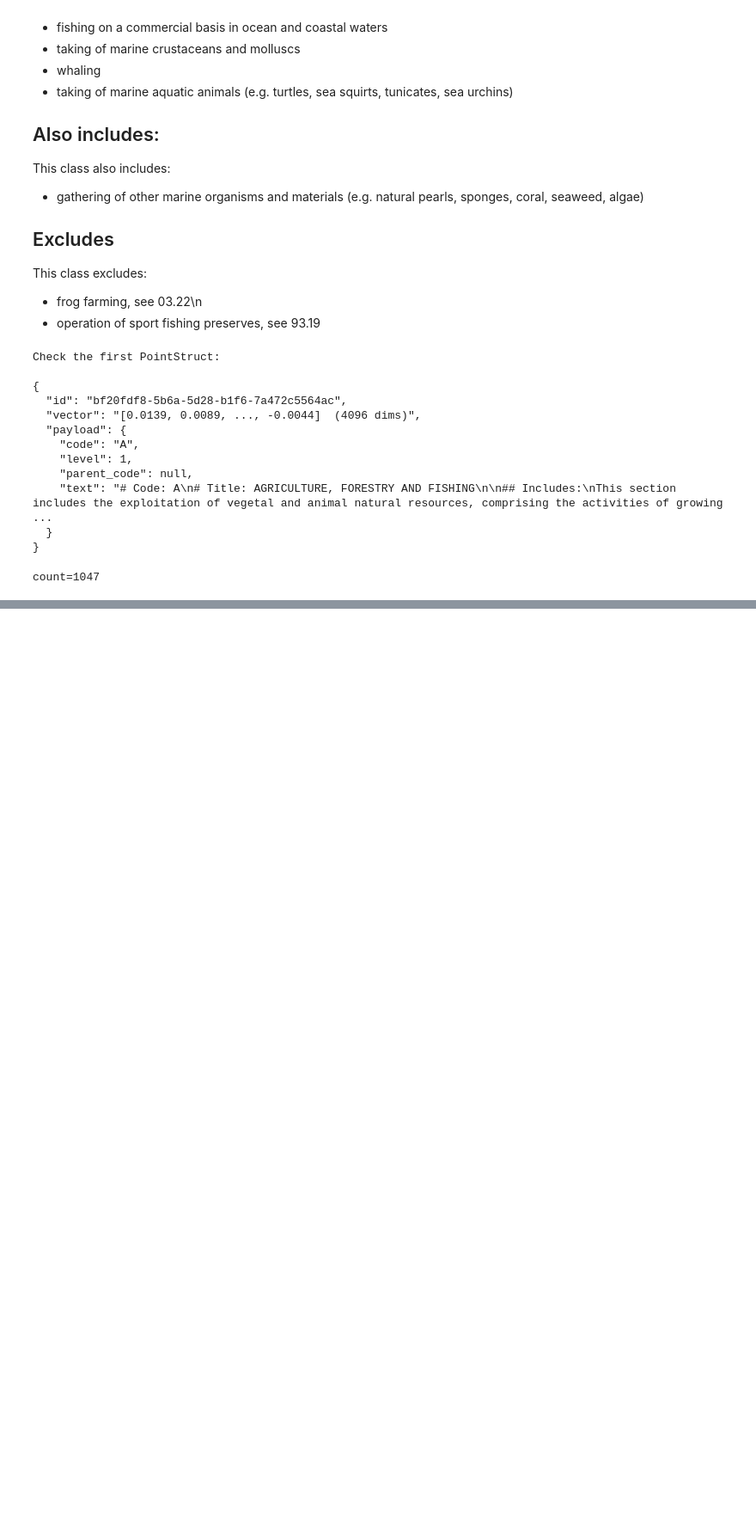
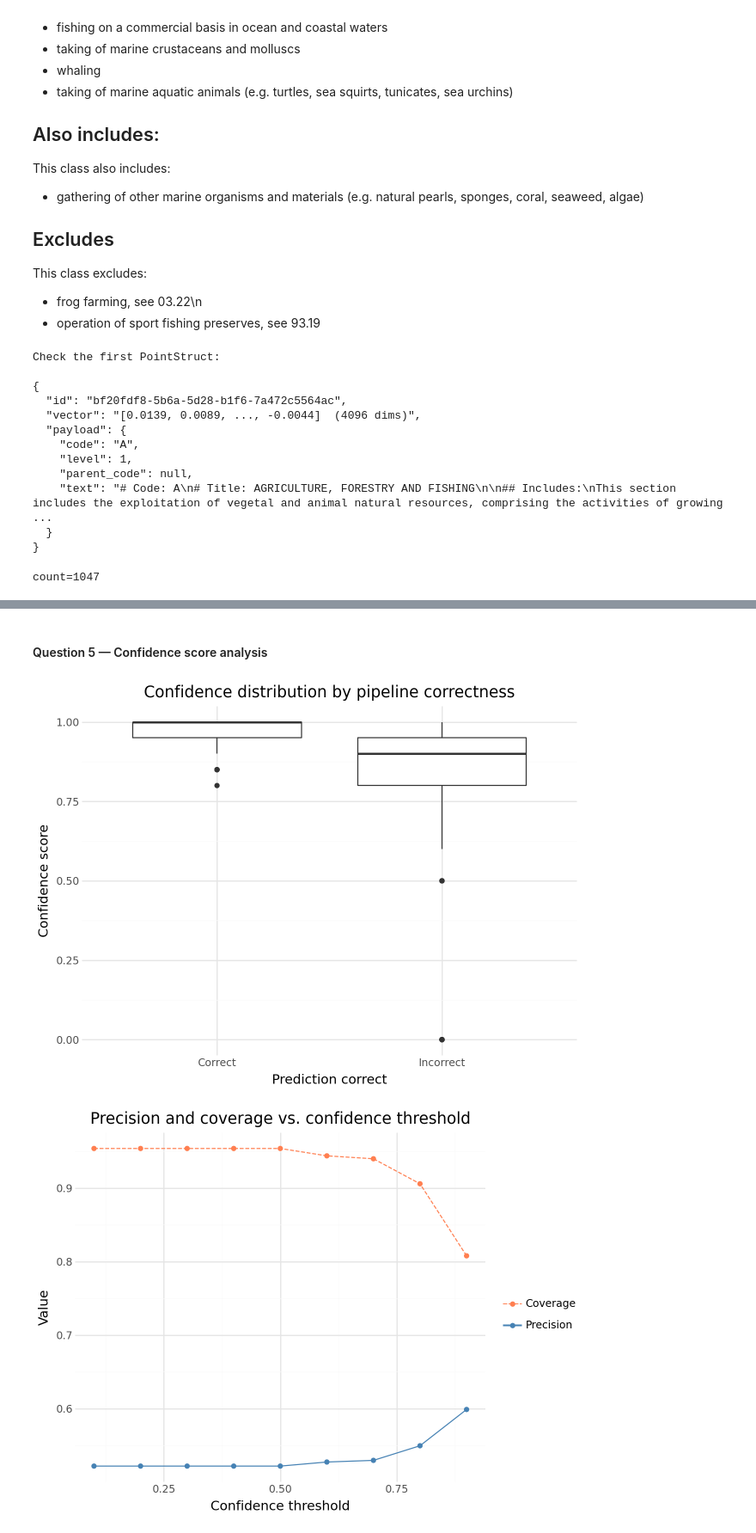
Before and after one commit to teresafernandez/funathon-project2, a Jupyter notebook: pipeline.ipynb, the cells around one changed output, grey strips where cells are left out. Shown at 86% size. Drawn from its saved outputs; the diff is of its cells as text; code cells hidden in the pictures; blank space fills up the shorter version.

```diff
--- a/pipeline.ipynb
+++ b/pipeline.ipynb
@@ -603,0 +620,2 @@ count=1047
+# %%
+activity = "Installation, maintenance and repair of residential air conditioning systems for private customers"
@@ -603,0 +892,14 @@ count=1047
+# %%
+# Is the true code among the retriever's candidates?
+results["retriever_hit"] = results.apply(
+    lambda row: row["true_code"] in row["retrieved_codes"], axis=1
+)
+
+# Is the predicted code correct?
+results["pipeline_correct"] = results["pred_code"] == results["true_code"]
+
+# Did the LLM pick the right code, given that the retriever found it?
+results["llm_correct_given_retriever"] = results.apply(
+    lambda row: row["pipeline_correct"] if row["retriever_hit"] else None,
+    axis=1
+)
@@ -603,0 +1003,62 @@ count=1047
+# %% [markdown]
+#### Question 5 — Confidence score analysis
+# %%
+from plotnine import (
+    ggplot, aes,
+    geom_boxplot, geom_line, geom_point,
+    scale_color_manual, scale_linetype_manual,
+    labs, theme_minimal,
+)
+
+
+# --- Left: confidence distribution by correctness ---
+results_plot = results.assign(
+    correctness=results["pipeline_correct"].map({False: "Incorrect", True: "Correct"})
+)
+
+p1 = (
+    ggplot(results_plot, aes(x="correctness", y="confidence"))
+    + geom_boxplot()
+    + labs(
+        title="Confidence distribution by pipeline correctness",
+        x="Prediction correct",
+        y="Confidence score",
+    )
+    + theme_minimal()
+)
+
+# --- Right: precision and coverage vs confidence threshold ---
+thresholds = [i / 10 for i in range(1, 10)]
+rows = []
+for t in thresholds:
+    subset = results[results["confidence"] >= t]
+    if len(subset) > 0:
+        rows += [
+            {"threshold": t, "metric": "Precision", "value": subset["pipeline_correct"].mean()},
+            {"threshold": t, "metric": "Coverage",  "value": len(subset) / len(results)},
+        ]
+
+df_thresh = pd.DataFrame(rows)
+
+p2 = (
+    ggplot(df_thresh, aes(x="threshold", y="value", color="metric", linetype="metric"))
+    + geom_line()
+    + geom_point()
+    + scale_color_manual(values={"Precision": "steelblue", "Coverage": "coral"})
+    + scale_linetype_manual(values={"Precision": "solid", "Coverage": "dashed"})
+    + labs(
+        title="Precision and coverage vs. confidence threshold",
+        x="Confidence threshold",
+        y="Value",
+        color="",
+        linetype="",
+    )
+    + theme_minimal()
+)
+
+from IPython.display import display
+display(p1)
+display(p2)
+# %% [output]
+[figure, added]
+[figure, added]
```
Also changed, not shown: parts of 28 cells of this notebook.
